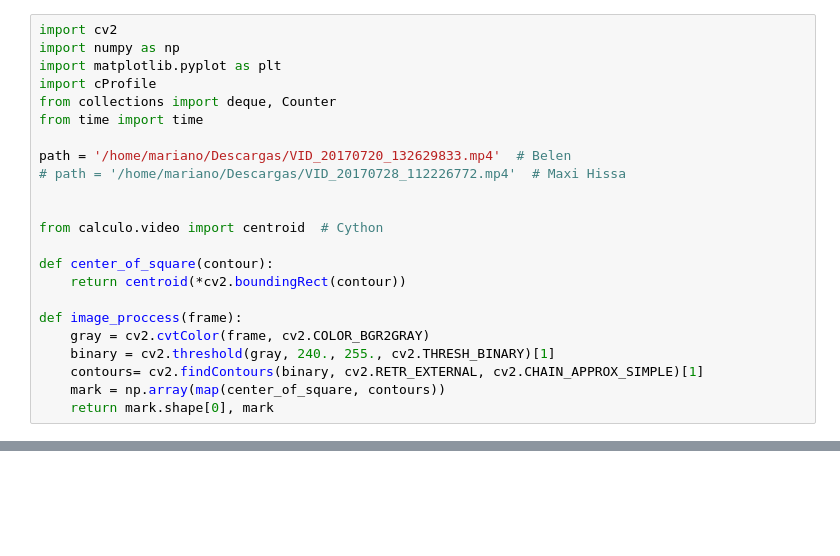
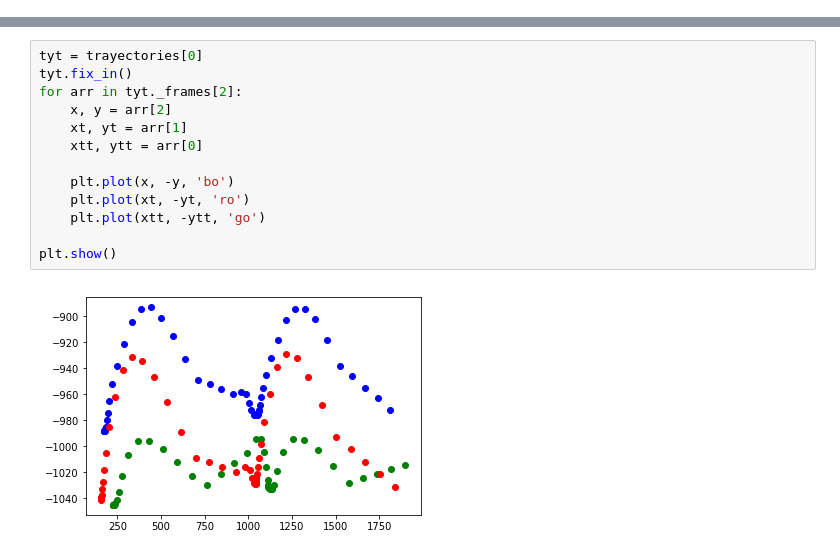
Before and after one commit to mramis/masmarcha, a Jupyter notebook: sample/Workbench.ipynb, the cells around one changed output, grey strips where cells are left out. Cells and saved outputs as stored; diff of their text form; blank space fills up the shorter version.

Commit message:
Se consigue la iterpolacion de datos por trayecto. Ahora queda diferenciar los ciclos y posterior hacer calculos de cinematica

```diff
--- a/sample/Workbench.ipynb
+++ b/sample/Workbench.ipynb
@@ -1,24 +1 @@
-# %%
-import cv2
-import numpy as np
-import matplotlib.pyplot as plt
-import cProfile
-from collections import deque, Counter
-from time import time
-
-path = '/home/mariano/Descargas/VID_20170720_132629833.mp4'  # Belen
-# path = '/home/mariano/Descargas/VID_20170728_112226772.mp4'  # Maxi Hissa
-
-
-from calculo.video import centroid  # Cython
-
-def center_of_square(contour):
-    return centroid(*cv2.boundingRect(contour))
-
-def image_proccess(frame):
-    gray = cv2.cvtColor(frame, cv2.COLOR_BGR2GRAY)
-    binary = cv2.threshold(gray, 240., 255., cv2.THRESH_BINARY)[1]
-    contours= cv2.findContours(binary, cv2.RETR_EXTERNAL, cv2.CHAIN_APPROX_SIMPLE)[1]
-    mark = np.array(map(center_of_square, contours))
-    return mark.shape[0], mark
 # %%
@@ -203,0 +283,15 @@ def set_direction(foot_markers, vel, none_limit=25):
+# %%
+tyt = trayectories[0]
+tyt.fix_in()
+for arr in tyt._frames[2]:
+    x, y = arr[2]
+    xt, yt = arr[1]
+    xtt, ytt = arr[0]
+
+    plt.plot(x, -y, 'bo')
+    plt.plot(xt, -yt, 'ro')
+    plt.plot(xtt, -ytt, 'go')
+
+plt.show()
+# %% [output]
+[figure, added]
```
Also changed, not shown: parts of 18 cells of this notebook.
